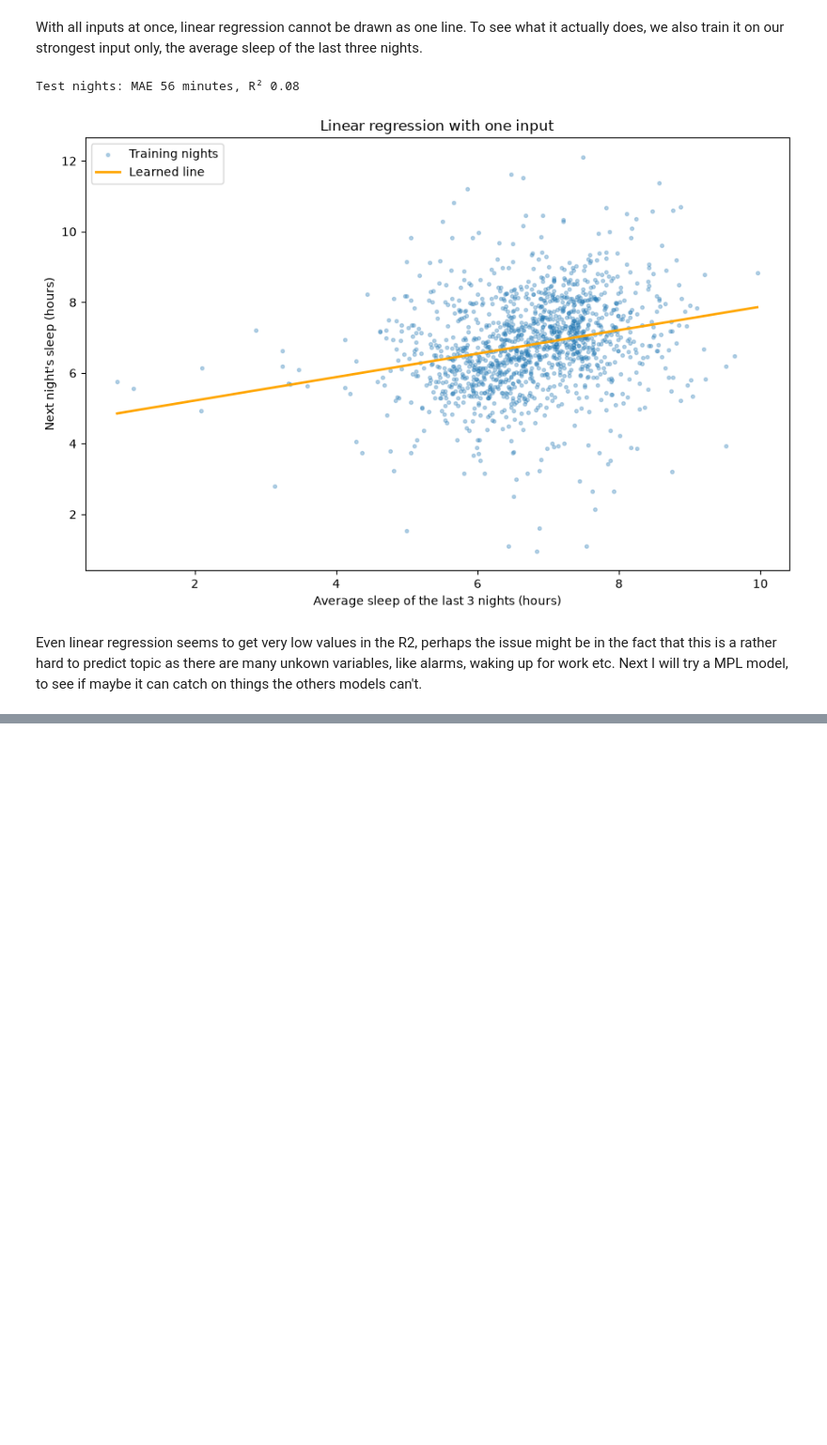
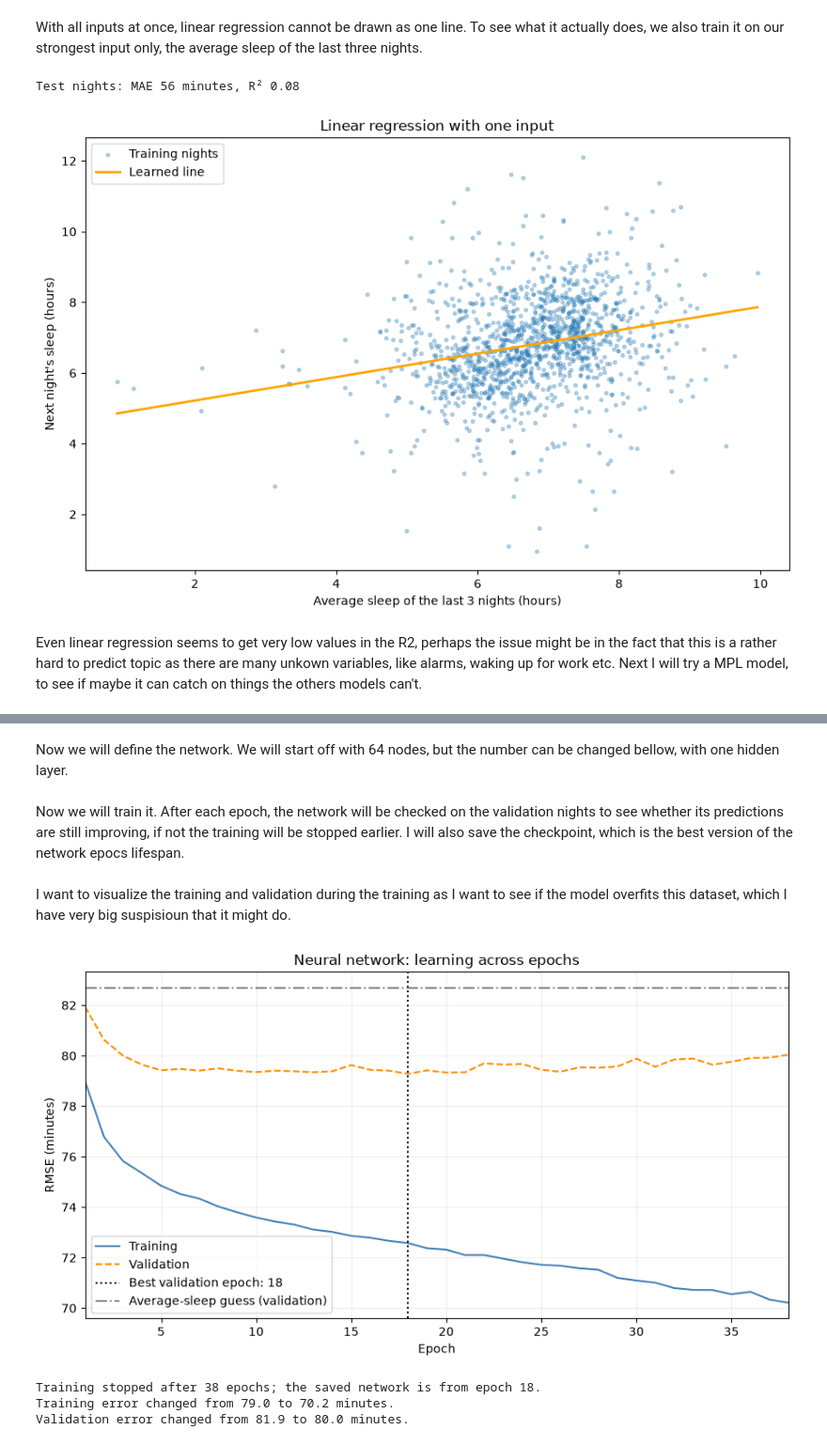
Before and after one commit to krasennnn/sleep-predictor, a Jupyter notebook: 01_explore_and_prepare_data.ipynb, the cells around one changed output, grey strips where cells are left out. Shown at 94% size. Saved outputs shown, nothing was run; the diff lists cells and outputs as text; code cells hidden in the pictures; blank space fills up the shorter version.

```diff
--- a/01_explore_and_prepare_data.ipynb
+++ b/01_explore_and_prepare_data.ipynb
@@ -1707,0 +1415,8 @@ plt.show()
+# %%
+numeric_columns = inputs.columns.drop("last_activity")
+network_preprocessor = ColumnTransformer([
+    ("numeric", StandardScaler(), numeric_columns),
+    ("activity", OneHotEncoder(handle_unknown="ignore", sparse_output=False), ["last_activity"]),
+])
+network_preprocessor.fit(network_inputs_train)
+target_scaler = StandardScaler().fit(network_target_train.to_numpy().reshape(-1, 1))
@@ -1707,0 +1440,2 @@ plt.show()
+# %% [markdown]
+Now we will define the network. We will start off with 64 nodes, but the number can be changed bellow, with one hidden layer.
@@ -1707,0 +1475,70 @@ plt.show()
+# %% [markdown]
+Now we will train it. After each epoch, the network will be checked on the validation nights to see whether its predictions are still improving, if not the training will be stopped earlier. I will also save the checkpoint, which is the best version of the network epocs lifespan.
+# %%
+logger = CSVLogger(save_dir="lightning_logs", name="sleep_network")
+stop = EarlyStopping(monitor="val_loss", mode="min", patience=20)
+best = ModelCheckpoint(monitor="val_loss", mode="min", save_top_k=1)
+trainer = Trainer(
+    logger=logger, max_epochs=200, accelerator="cpu", deterministic=True,
+    callbacks=[stop, best], log_every_n_steps=10,
+    enable_progress_bar=False, enable_model_summary=False,
+)
+trainer.fit(model, datamodule=datamodule)
+# %% [markdown]
+I want to visualize the training and validation during the training as I want to see if the model overfits this dataset, which I have very big suspisioun that it might do.
+# %%
+metrics = pd.read_csv(Path(logger.log_dir) / "metrics.csv")
+losses = metrics.groupby("epoch")[["train_loss", "val_loss"]].mean().dropna()
+epochs = losses.index.to_numpy() + 1
+target_scale = target_scaler.scale_[0]
+best_epoch = int(losses["val_loss"].idxmin()) + 1
+baseline_minutes = network_target_train.mean()
+baseline_val_rmse = root_mean_squared_error(
+    network_target_val, np.full(len(network_target_val), baseline_minutes)
+)
+
+fig, ax = plt.subplots(figsize=(9, 5))
+ax.plot(
+    epochs, np.sqrt(losses["train_loss"]) * target_scale,
+    label="Training", color="steelblue",
+)
+ax.plot(
+    epochs, np.sqrt(losses["val_loss"]) * target_scale,
+    label="Validation", color="darkorange", linestyle="--",
+)
+ax.axvline(
+    best_epoch, color="black", linestyle=":",
+    label=f"Best validation epoch: {best_epoch}",
+)
+ax.axhline(
+    baseline_val_rmse, color="grey", linestyle="-.",
+    label="Average-sleep guess (validation)",
+)
+ax.set(
+    title="Neural network: learning across epochs",
+    xlabel="Epoch", ylabel="RMSE (minutes)",
+)
+ax.set_xlim(1, epochs[-1])
+ax.grid(alpha=0.2)
+ax.legend()
+plt.tight_layout()
+plt.show()
+print(
+    f"Training stopped after {len(losses)} epochs; "
+    f"the saved network is from epoch {best_epoch}."
+)
+training_rmse = np.sqrt(losses["train_loss"]) * target_scale
+validation_rmse = np.sqrt(losses["val_loss"]) * target_scale
+print(
+    f"Training error changed from {training_rmse.iloc[0]:.1f} "
+    f"to {training_rmse.iloc[-1]:.1f} minutes."
+)
+print(
+    f"Validation error changed from {validation_rmse.iloc[0]:.1f} "
+    f"to {validation_rmse.iloc[-1]:.1f} minutes."
+)
+# %% [output]
+[figure, added]
+Training stopped after 38 epochs; the saved network is from epoch 18.
+Training error changed from 79.0 to 70.2 minutes.
+Validation error changed from 81.9 to 80.0 minutes.
```
Also changed, not shown: parts of 51 cells of this notebook.
